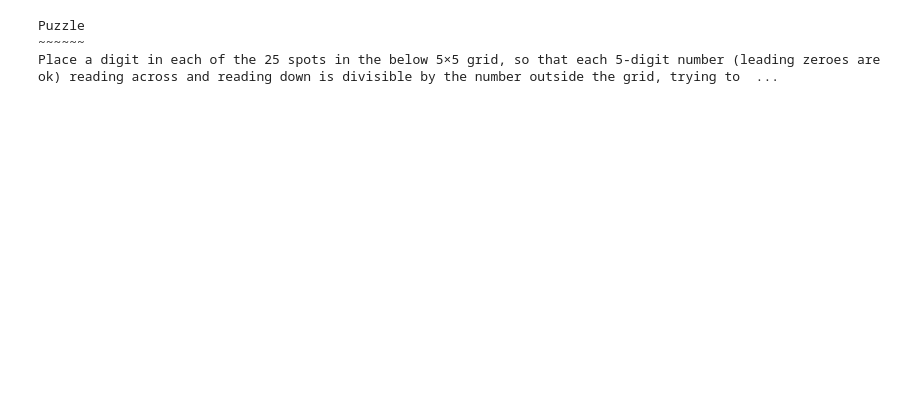
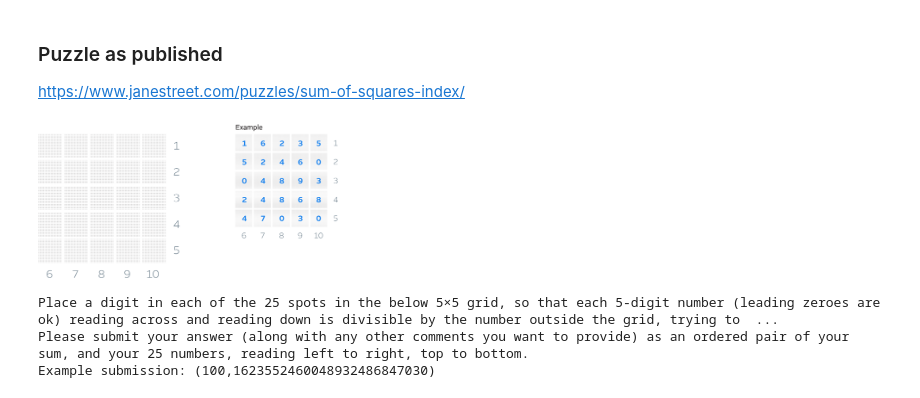
Before and after one commit to gowen100/Jane-Street-Solutions, a Jupyter notebook: 2014_01_SumOfSquares.ipynb, the cells around one changed output. Cells and saved outputs as stored; diff of their text form; code cells hidden in the pictures; blank space fills up the shorter version.

```diff
--- a/2014_01_SumOfSquares.ipynb
+++ b/2014_01_SumOfSquares.ipynb
@@ -10,14 +10,16 @@ import itertools
 from z3 import *
 # %%
 # Back to the first problem. Redoing with Z3
-url='https://www.janestreet.com/puzzles/january-2014-2/'
+url='https://www.janestreet.com/puzzles/sum-of-squares-index/'
 res = requests.get(url)
 soup = BeautifulSoup(res.content, 'html.parser')
-y =[text for text in soup.body.stripped_strings]
-print("Puzzle")
-print("~~~~~~")
-print(" ".join(y[8:10]))
+display(Markdown('### Puzzle as published \n'+url))
+display(Image('https://www.janestreet.com/puzzles/niedermaier1.png',width=300))
+HTML(str(soup.find_all('div', {'class' :'inner-wrapper'})[1]))
 # %% [output]
+### Puzzle as published
+https://www.janestreet.com/puzzles/sum-of-squares-index/
+[figure, added]
-Puzzle
-~~~~~~
 Place a digit in each of the 25 spots in the below 5×5 grid, so that each 5-digit number (leading zeroes are ok) reading across and reading down is divisible by the number outside the grid, trying to  ...
+Please submit your answer (along with any other comments you want to provide) as an ordered pair of your sum, and your 25 numbers, reading left to right, top to bottom.
+Example submission: (100,1623552460048932486847030)
```
Also changed, not shown: parts of 7 cells of this notebook.
